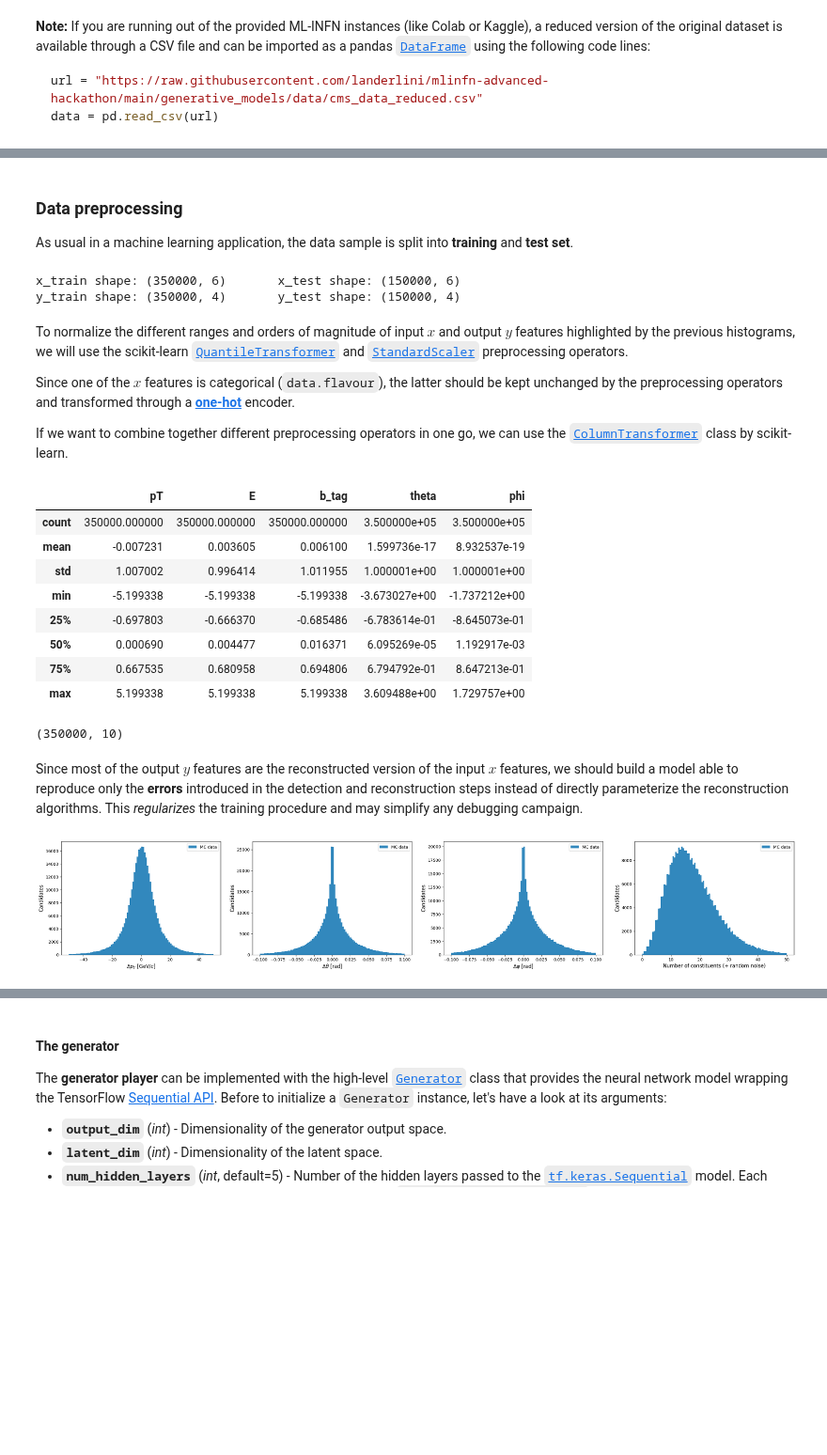
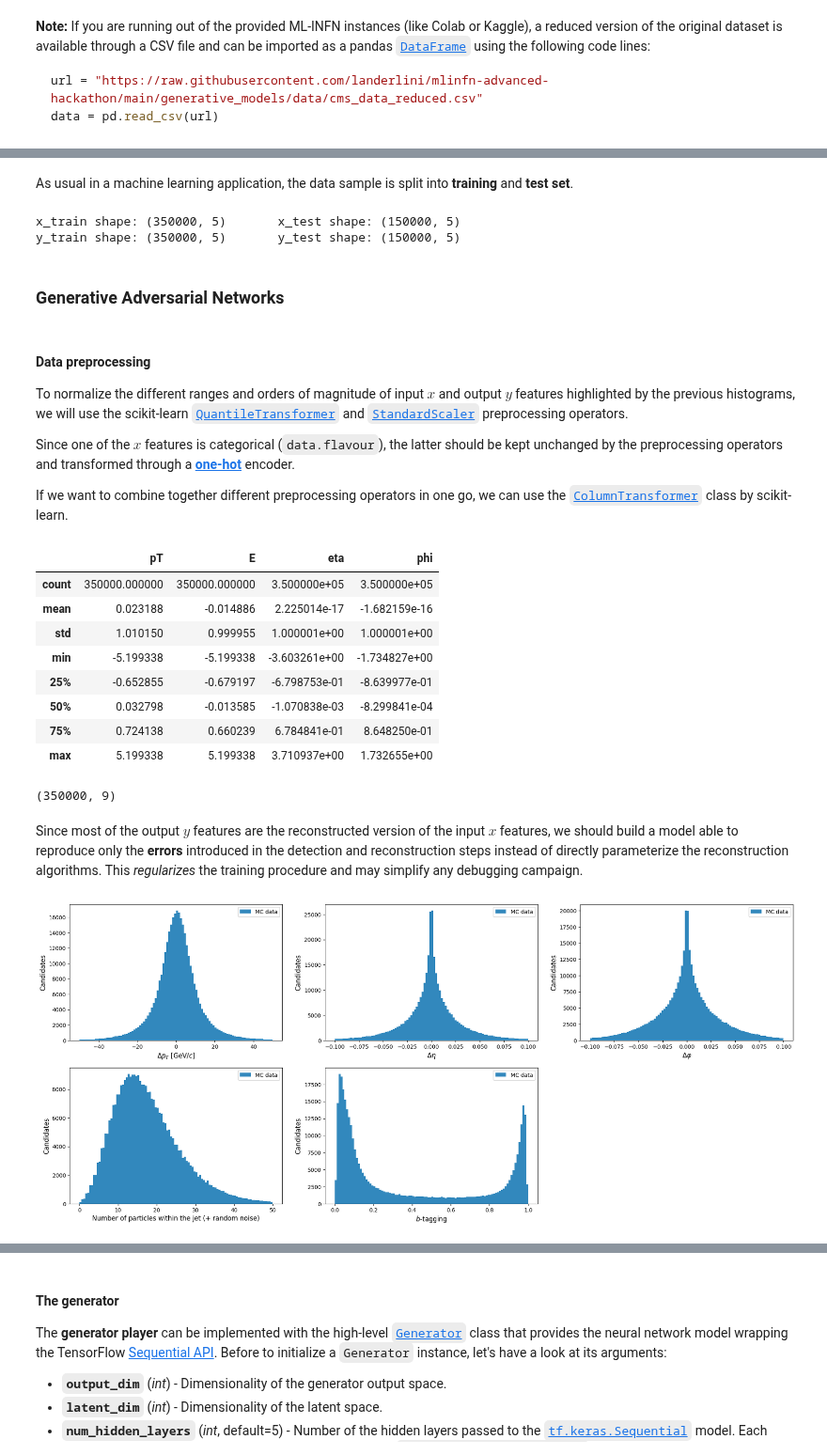
Before and after one commit to landerlini/mlinfn-advanced-hackathon, a Jupyter notebook: generative_models/tutorial_gen_models.ipynb, the cells around one changed output, grey strips where cells are left out. Shown at 94% size. Saved outputs shown, nothing was run; the diff lists cells and outputs as text; code cells hidden in the pictures; blank space fills up the shorter version.

```diff
--- a/generative_models/tutorial_gen_models.ipynb
+++ b/generative_models/tutorial_gen_models.ipynb
@@ -241,17 +263,15 @@ plt.show()
 # %% [markdown]
-### Data preprocessing
-
 As usual in a machine learning application, the data sample is split into **training** and **test set**.
 # %%
 data = shuffle(data)
 
-chunk_size = 500000  # -1 for the whole dataset
+chunk_size = -1 if not LIVE else 500000
 data = data[:chunk_size]
 
-x_vars = ["pT", "theta", "phi", "E", "b_tag", "flavour"]
+x_vars = ["pT", "eta", "phi", "E", "flavour"]
 x = data[x_vars].values
 
-y_vars = ["reco_pT", "reco_theta", "reco_phi", "reco_nConstituents"]
+y_vars = ["reco_pT", "reco_eta", "reco_phi", "reco_nConstituents", "b_tag"]
 y = data[y_vars].values
 
 train_ratio = 0.7
@@ -263,9 +283,13 @@ y_train, y_test = y[:train_size], y[train_size:]
 print(f"x_train shape: {x_train.shape} \t x_test shape: {x_test.shape}")
 print(f"y_train shape: {y_train.shape} \t y_test shape: {y_test.shape}")
 # %% [output]
-x_train shape: (350000, 6)       x_test shape: (150000, 6)
-y_train shape: (350000, 4)       y_test shape: (150000, 4)
+x_train shape: (350000, 5)       x_test shape: (150000, 5)
+y_train shape: (350000, 5)       y_test shape: (150000, 5)
+# %% [markdown]
+### Generative Adversarial Networks
 # %% [markdown]
+#### Data preprocessing
+
 To normalize the different ranges and orders of magnitude of input $x$ and output $y$ features highlighted by the previous histograms, we will use the scikit-learn [`QuantileTransformer`](https://scikit-learn.org/stable/modules/generated/sklearn.preprocessing.QuantileTransformer.html) and [`StandardScaler`](https://scikit-learn.org/stable/modules/generated/sklearn.preprocessing.StandardScaler.html) preprocessing operators.
 
 Since one of the $x$ features is categorical (`data.flavour`), the latter should be kept unchanged by the preprocessing operators and transformed through a [**one-hot**](https://en.wikipedia.org/wiki/One-hot) encoder.
@@ -274,26 +298,26 @@ If we want to combine together different preprocessing operators in one go, we c
 # %%
 x_scaler = ColumnTransformer(
   [
-    ("quantile", QuantileTransformer(output_distribution="normal"), (0, 3, 4)),  # pT, E, b_tag
+    ("quantile", QuantileTransformer(output_distribution="normal"), (0, 3)),  # pT, E
     ("standard", StandardScaler(), (1, 2)),  # theta, phi
   ]
 )
 x_train_prep = x_scaler.fit_transform(x_train[:, :-1])  # except 'flavour' column
 
-pd.DataFrame(x_train_prep, columns=["pT", "E", "b_tag", "theta", "phi"]).describe()
+pd.DataFrame(x_train_prep, columns=["pT", "E", "eta", "phi"]).describe()
 # %% [output]
-|  | pT | E | b_tag | theta | phi |
-| count | 350000.000000 | 350000.000000 | 350000.000000 | 3.500000e+05 | 3.500000e+05 |
-| mean | -0.007231 | 0.003605 | 0.006100 | 1.599736e-17 | 8.932537e-19 |
-| std | 1.007002 | 0.996414 | 1.011955 | 1.000001e+00 | 1.000001e+00 |
-| min | -5.199338 | -5.199338 | -5.199338 | -3.673027e+00 | -1.737212e+00 |
-| 25% | -0.697803 | -0.666370 | -0.685486 | -6.783614e-01 | -8.645073e-01 |
-| 50% | 0.000690 | 0.004477 | 0.016371 | 6.095269e-05 | 1.192917e-03 |
-| 75% | 0.667535 | 0.680958 | 0.694806 | 6.794792e-01 | 8.647213e-01 |
-| max | 5.199338 | 5.199338 | 5.199338 | 3.609488e+00 | 1.729757e+00 |
+|  | pT | E | eta | phi |
+| count | 350000.000000 | 350000.000000 | 3.500000e+05 | 3.500000e+05 |
+| mean | 0.023188 | -0.014886 | 2.225014e-17 | -1.682159e-16 |
+| std | 1.010150 | 0.999955 | 1.000001e+00 | 1.000001e+00 |
+| min | -5.199338 | -5.199338 | -3.603261e+00 | -1.734827e+00 |
+| 25% | -0.652855 | -0.679197 | -6.798753e-01 | -8.639977e-01 |
+| 50% | 0.032798 | -0.013585 | -1.070838e-03 | -8.299841e-04 |
+| 75% | 0.724138 | 0.660239 | 6.784841e-01 | 8.648250e-01 |
+| max | 5.199338 | 5.199338 | 3.710937e+00 | 1.732655e+00 |
 # %%
 label_encoder = LabelEncoder()
-int_encoded = label_encoder.fit_transform(x_train[:, 5])
+int_encoded = label_encoder.fit_transform(x_train[:, -1])  # 'flavour' column
 
 onehot_encoder = OneHotEncoder(sparse_output=False)
 onehot_encoded = onehot_encoder.fit_transform(int_encoded[:, None])  # one-hot encoding
@@ -301,43 +325,49 @@ onehot_encoded = onehot_encoder.fit_transform(int_encoded[:, None])  # one-hot e
 x_train_prep = np.concatenate([x_train_prep, onehot_encoded], axis=1)
 x_train_prep.shape
 # %% [output]
-(350000, 10)
+(350000, 9)
 # %% [markdown]
 Since most of the output $y$ features are the reconstructed version of the input $x$ features, we should build a model able to reproduce only the **errors** introduced in the detection and reconstruction steps instead of directly parameterize the reconstruction algorithms. This _regularizes_ the training procedure and may simplify any debugging campaign.
 # %%
 y_train_prep = y_train.copy()
 y_train_prep[:, :3] -= x_train[:, :3]
-y_train_prep[:, -1] += np.random.normal(0.0, 0.2, size=(len(y_train),))  # from discrete to continous
+y_train_prep[:, 3] += np.random.uniform(-0.5, 0.5, size=(len(y_train),))  # 'reco_nConstituents' from discrete to continous
 
-plt.figure(figsize=(32, 5))
+plt.figure(figsize=(24, 10))
 
-plt.subplot(1, 4, 1)
+plt.subplot(2, 3, 1)
 plt.xlabel("$\Delta p_T$ [GeV/$c$]", fontsize=12)
 plt.ylabel("Candidates", fontsize=12)
 plt.hist(y_train_prep[:, 0], bins=np.linspace(-50.0, 50.0, 101), color="#3288bd", label="MC data")
 plt.legend(loc="upper right", fontsize=10)
 
-plt.subplot(1, 4, 2)
-plt.xlabel(r"$\Delta \theta$ [rad]", fontsize=12)
+plt.subplot(2, 3, 2)
+plt.xlabel(r"$\Delta \eta$", fontsize=12)
 plt.ylabel("Candidates", fontsize=12)
 plt.hist(y_train_prep[:, 1], bins=np.linspace(-0.1, 0.1, 101), color="#3288bd", label="MC data")
 plt.legend(loc="upper right", fontsize=10)
 
-plt.subplot(1, 4, 3)
-plt.xlabel(r"$\Delta \varphi$ [rad]", fontsize=12)
+plt.subplot(2, 3, 3)
+plt.xlabel(r"$\Delta \varphi$", fontsize=12)
 plt.ylabel("Candidates", fontsize=12)
 plt.hist(y_train_prep[:, 2], bins=np.linspace(-0.1, 0.1, 101), color="#3288bd", label="MC data")
 plt.legend(loc="upper right", fontsize=10)
 
-plt.subplot(1, 4, 4)
-plt.xlabel("Number of constituents (+ random noise)", fontsize=12)
+plt.subplot(2, 3, 4)
+plt.xlabel("Number of particles within the jet (+ random noise)", fontsize=12)
 plt.ylabel("Candidates", fontsize=12)
 plt.hist(y_train_prep[:, 3], bins=np.linspace(0.0, 50.0, 101), color="#3288bd", label="MC data")
 plt.legend(loc="upper right", fontsize=10)
 
+plt.subplot(2, 3, 5)
+plt.xlabel("$b$-tagging", fontsize=12)
+plt.ylabel("Candidates", fontsize=12)
+plt.hist(y_train_prep[:, 4], bins=np.linspace(0.0, 1.0, 101), color="#3288bd", label="MC data")
+plt.legend(loc="upper right", fontsize=10)
+
 plt.show()
 # %% [output]
-[figure, old version]
+[figure, new version]
 # %%
 y_scaler = QuantileTransformer(output_distribution="normal")
 y_train_prep = y_scaler.fit_transform(y_train_prep)
```
Also changed, not shown: parts of 41 cells of this notebook, 2 other files.
